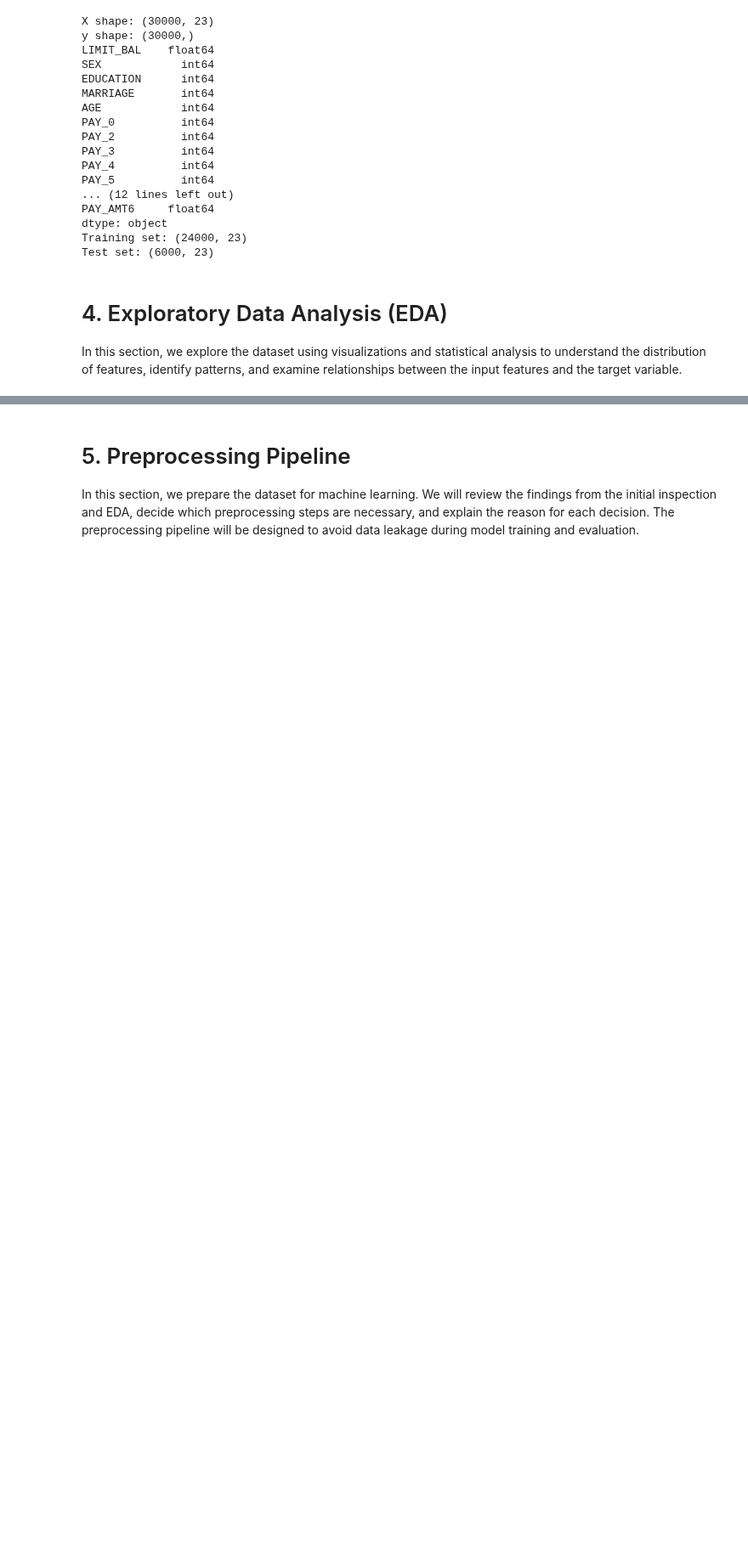
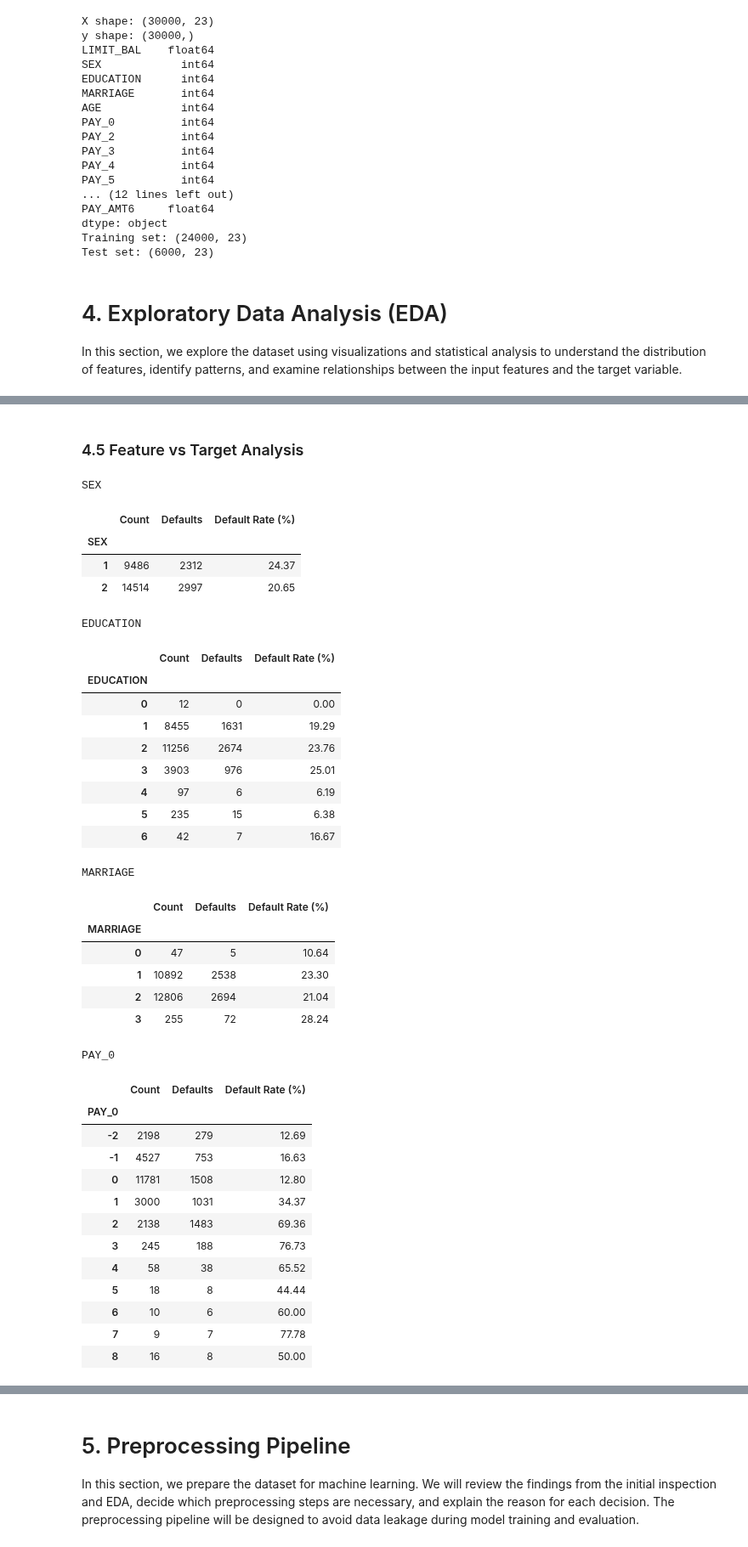
Before and after one commit to r-raghad/SWE485-Project-Group1, a Jupyter notebook: Phase1_Data_Exploration.ipynb, the cells around one changed output, grey strips where cells are left out. Shown at 85% size. Saved outputs shown, nothing was run; the diff lists cells and outputs as text; code cells hidden in the pictures; blank space fills up the shorter version.

```diff
--- a/Phase1_Data_Exploration.ipynb
+++ b/Phase1_Data_Exploration.ipynb
@@ -384,0 +459,11 @@ In this section, we explore the dataset using visualizations and statistical ana
+# %%
+for feature in categorical_features:
+    summary = pd.DataFrame({
+        "Count": eda_train[feature].value_counts(),
+        "Percentage (%)": (
+            eda_train[feature].value_counts(normalize=True) * 100
+        )
+    }).sort_index()
+
+    print(f"\n{feature}")
+    display(summary.round(2))
@@ -384,0 +538,53 @@ In this section, we explore the dataset using visualizations and statistical ana
+# %% [markdown]
+### 4.5 Feature vs Target Analysis
+# %%
+for feature in ["SEX", "EDUCATION", "MARRIAGE", "PAY_0"]:
+    comparison = eda_train.groupby(feature)[target].agg(
+        Count="size",
+        Defaults="sum",
+        Default_Rate="mean"
+    )
+    comparison["Default_Rate"] *= 100
+    comparison = comparison.rename(
+        columns={"Default_Rate": "Default Rate (%)"}
+    )
+
+    print(f"\n{feature}")
+    display(comparison.round(2))
+# %% [output]
+SEX
+|  | Count | Defaults | Default Rate (%) |
+| SEX |  |  |  |
+| 1 | 9486 | 2312 | 24.37 |
+| 2 | 14514 | 2997 | 20.65 |
+EDUCATION
+|  | Count | Defaults | Default Rate (%) |
+| EDUCATION |  |  |  |
+| 0 | 12 | 0 | 0.00 |
+| 1 | 8455 | 1631 | 19.29 |
+| 2 | 11256 | 2674 | 23.76 |
+| 3 | 3903 | 976 | 25.01 |
+| 4 | 97 | 6 | 6.19 |
+| 5 | 235 | 15 | 6.38 |
+| 6 | 42 | 7 | 16.67 |
+MARRIAGE
+|  | Count | Defaults | Default Rate (%) |
+| MARRIAGE |  |  |  |
+| 0 | 47 | 5 | 10.64 |
+| 1 | 10892 | 2538 | 23.30 |
+| 2 | 12806 | 2694 | 21.04 |
+| 3 | 255 | 72 | 28.24 |
+PAY_0
+|  | Count | Defaults | Default Rate (%) |
+| PAY_0 |  |  |  |
+| -2 | 2198 | 279 | 12.69 |
+| -1 | 4527 | 753 | 16.63 |
+| 0 | 11781 | 1508 | 12.80 |
+| 1 | 3000 | 1031 | 34.37 |
+| 2 | 2138 | 1483 | 69.36 |
+| 3 | 245 | 188 | 76.73 |
+| 4 | 58 | 38 | 65.52 |
+| 5 | 18 | 8 | 44.44 |
+| 6 | 10 | 6 | 60.00 |
+| 7 | 9 | 7 | 77.78 |
+| 8 | 16 | 8 | 50.00 |
```
Also changed, not shown: parts of 23 cells of this notebook.
